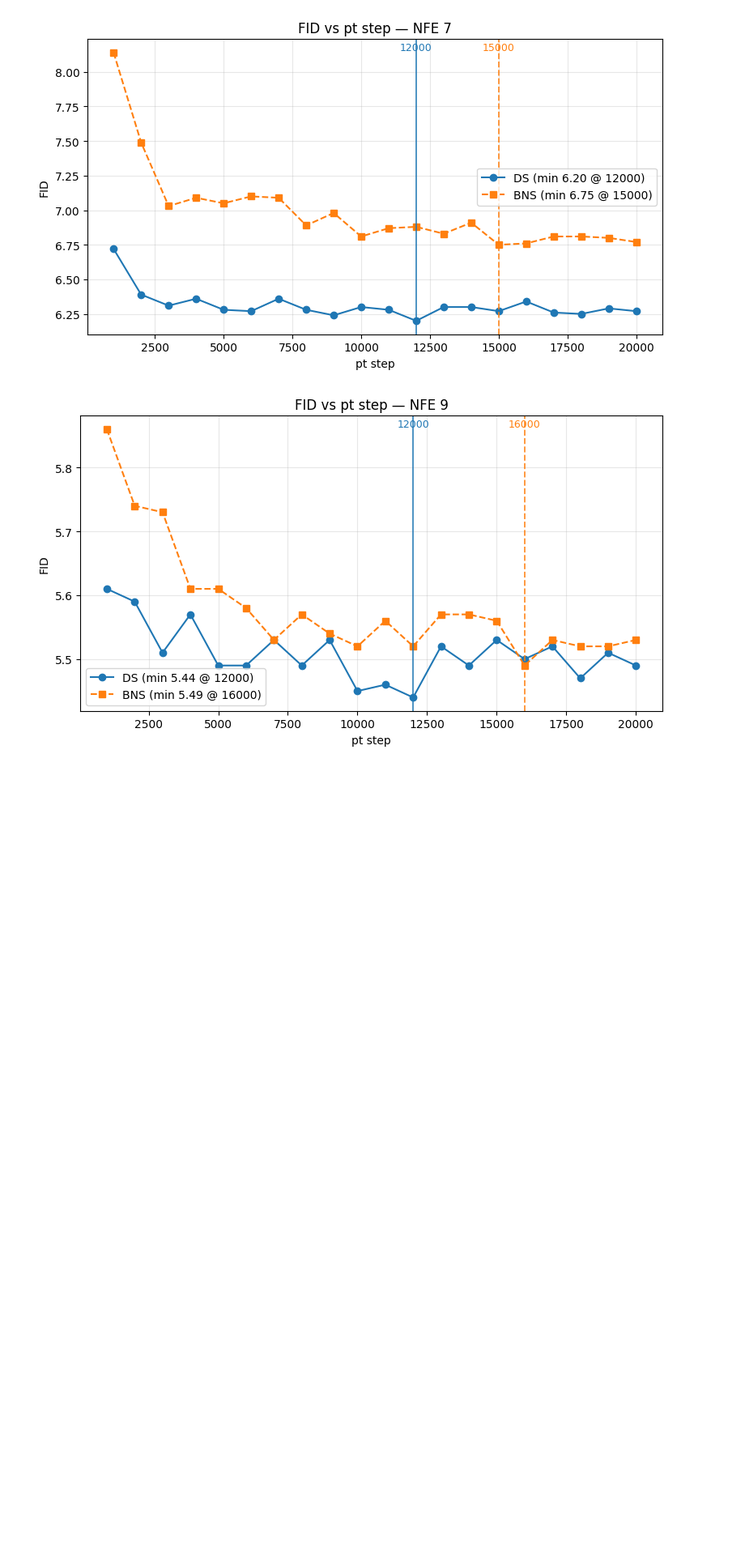
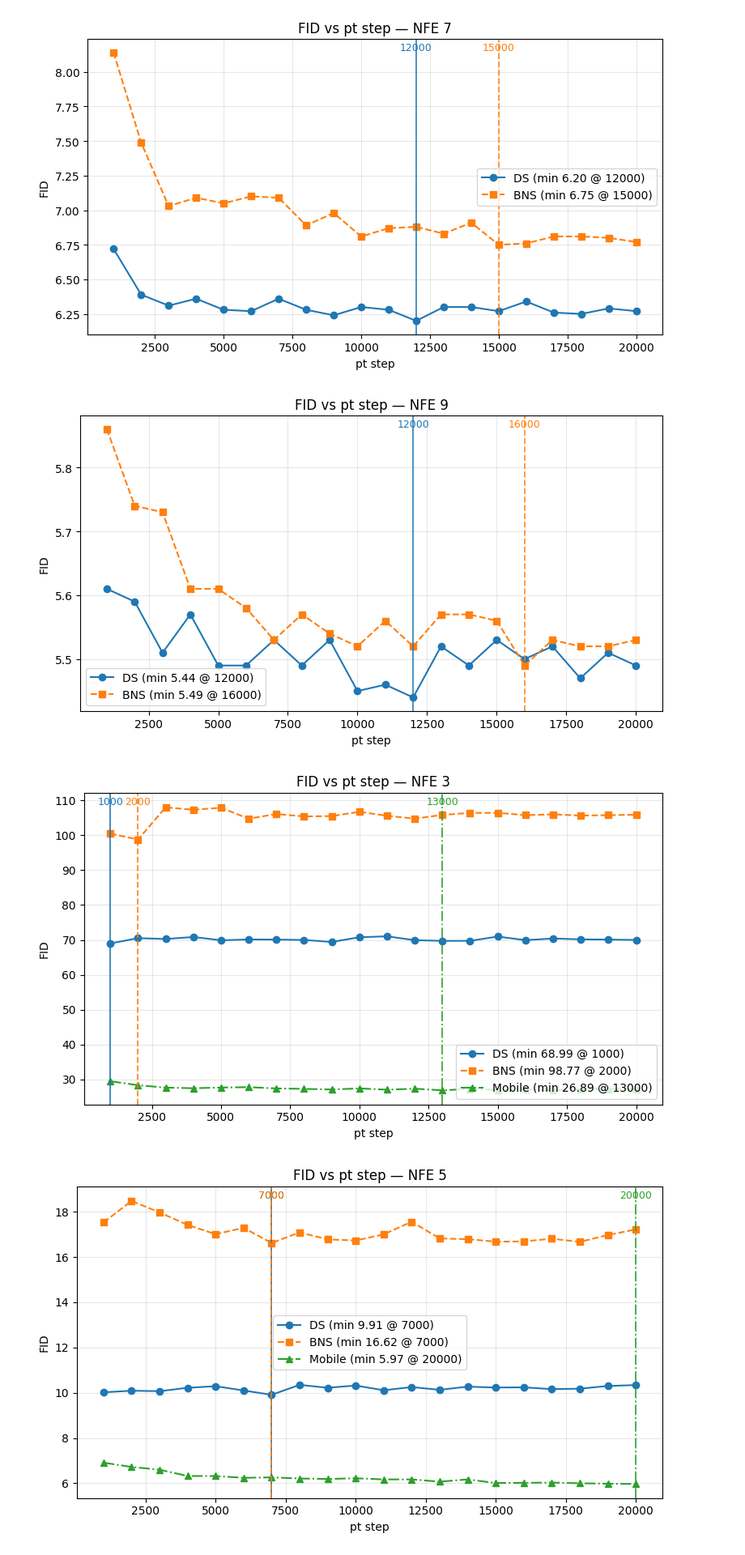
Before and after one commit to scpark20/logpx_samplers, a Jupyter notebook: fid/calc_fid_dit_ptsteps.ipynb, the cells around one changed output. Shown: that part at 81% size. Cells and saved outputs as stored; diff of their text form; code cells hidden in the pictures; blank space fills up the shorter version.

```diff
--- a/fid/calc_fid_dit_ptsteps.ipynb
+++ b/fid/calc_fid_dit_ptsteps.ipynb
@@ -261,3 +261,83 @@ for nfe in [3,5,7,9]:
 [figure]
 [figure]
 [figure]
+# %%
+# Fix format specifiers for f-strings (use :.2f inside {} only for floats).
+
+import matplotlib.pyplot as plt
+import numpy as np
+
+steps = [1000, 2000, 3000, 4000, 5000, 6000, 7000, 8000, 9000, 10000,
+         11000, 12000, 13000, 14000, 15000, 16000, 17000, 18000, 19000, 20000]
+
+ds = {
+    3: [68.99, 70.51, 70.26, 70.84, 69.90, 70.13, 70.09, 69.99, 69.41, 70.77,
+        71.03, 69.92, 69.73, 69.74, 70.96, 69.93, 70.41, 70.16, 70.10, 69.99],
+    5: [10.02, 10.09, 10.07, 10.22, 10.29, 10.10,  9.91, 10.35, 10.22, 10.32,
+        10.11, 10.25, 10.13, 10.27, 10.23, 10.24, 10.16, 10.18, 10.30, 10.34],
+    7: [ 6.72,  6.39,  6.31,  6.36,  6.28,  6.27,  6.36,  6.28,  6.24,  6.30,
+         6.28,  6.20,  6.30,  6.30,  6.27,  6.34,  6.26,  6.25,  6.29,  6.27],
+    9: [ 5.61,  5.59,  5.51,  5.57,  5.49,  5.49,  5.53,  5.49,  5.53,  5.45,
+         5.46,  5.44,  5.52,  5.49,  5.53,  5.50,  5.52,  5.47,  5.51,  5.49],
+}
+
+bns = {
+    3: [100.48,  98.77, 108.01, 107.30, 107.88, 104.75, 106.08, 105.40, 105.49, 106.71,
+        105.58, 104.76, 105.83, 106.41, 106.42, 105.76, 105.99, 105.64, 105.76, 105.88],
+    5: [ 17.53,  18.48,  17.97,  17.42,  17.01,  17.29,  16.62,  17.09,  16.78,  16.73,
+         17.00,  17.56,  16.82,  16.79,  16.68,  16.69,  16.81,  16.67,  16.97,  17.22],
+    7: [  8.14,   7.49,   7.03,   7.09,   7.05,   7.10,   7.09,   6.89,   6.98,   6.81,
+          6.87,   6.88,   6.83,   6.91,   6.75,   6.76,   6.81,   6.81,   6.80,   6.77],
+    9: [  5.86,   5.74,   5.73,   5.61,   5.61,   5.58,   5.53,   5.57,   5.54,   5.52,
+          5.56,   5.52,   5.57,   5.57,   5.56,   5.49,   5.53,   5.52,   5.52,   5.53],
+}
+
+mobile = {
+    3: [29.49, 28.36, 27.67, 27.49, 27.69, 27.80, 27.43, 27.31, 27.13, 27.44,
+        27.07, 27.36, 26.89, 27.29, 27.03, 27.18, 26.91, 27.19, 27.27, 27.27],
+    5: [ 6.91,  6.72,  6.60,  6.32,  6.32,  6.24,  6.26,  6.21,  6.19,  6.22,
+          6.17,  6.17,  6.07,  6.17,  6.01,  6.02,  6.03,  6.00,  5.98,  5.97],
+    7: [ 5.79,  5.53,  5.54,  5.50,  5.48,  5.43,  5.51,  5.49,  5.43,  5.39,
+          5.47,  5.49,  5.50,  5.46,  5.40,  5.38,  5.29,  5.21,  5.19,  5.25],
+    9: [ 5.42,  5.43,  5.45,  5.50,  5.51,  5.33,  5.56,  5.57,  5.37,  5.34,
+          5.51,  5.41,  5.40,  5.28,  5.20,  5.18,  5.16,  5.14,  5.11,  5.10],
+}
+
+def plot_with_colored_vlines(nfe):
+    x = np.array(steps)
+    y_ds = np.array(ds[nfe], dtype=float)
+    y_bns = np.array(bns[nfe], dtype=float)
+    y_mo = np.array(mobile[nfe], dtype=float)
+
+    i_ds  = int(np.argmin(y_ds))
+    i_bns = int(np.argmin(y_bns))
+    i_mo  = int(np.argmin(y_mo))
+
+    fig, ax = plt.subplots(figsize=(8,4.8))
+    l1, = ax.plot(x, y_ds,  marker='o', linestyle='-',  label=f'DS (min {y_ds[i_ds]:.2f} @ {x[i_ds]})')
+    l2, = ax.plot(x, y_bns, marker='s', linestyle='--', label=f'BNS (min {y_bns[i_bns]:.2f} @ {x[i_bns]})')
+    l3, = ax.plot(x, y_mo,  marker='^', linestyle='-.', label=f'Mobile (min {y_mo[i_mo]:.2f} @ {x[i_mo]})')
+
+    ax.axvline(x[i_ds],  linestyle='-',  linewidth=1.4, alpha=0.85, color=l1.get_color())
+    ax.axvline(x[i_bns], linestyle='--', linewidth=1.4, alpha=0.85, color=l2.get_color())
+    ax.axvline(x[i_mo],  linestyle='-.', linewidth=1.4, alpha=0.85, color=l3.get_color())
+
+    ymax = max(y_ds.max(), y_bns.max(), y_mo.max())
+    ax.text(x[i_ds],  ymax, f'{x[i_ds]}', ha='center', va='bottom', fontsize=9, color=l1.get_color())
+    ax.text(x[i_bns], ymax, f'{x[i_bns]}', ha='center', va='bottom', fontsize=9, color=l2.get_color())
+    ax.text(x[i_mo],  ymax, f'{x[i_mo]}',  ha='center', va='bottom', fontsize=9, color=l3.get_color())
+
+    ax.set_xlabel("pt step")
+    ax.set_ylabel("FID")
+    ax.set_title(f"FID vs pt step — NFE {nfe}")
+
+    ax.grid(alpha=0.3)
+    ax.legend()
+    fig.tight_layout()
+    plt.show()
+
+for nfe in [3,5,7,9]:
+    plot_with_colored_vlines(nfe)
+# %% [output]
+[figure, added]
+[figure, added]
```
Also changed, not shown: parts of 2 cells of this notebook, 15 other files.
